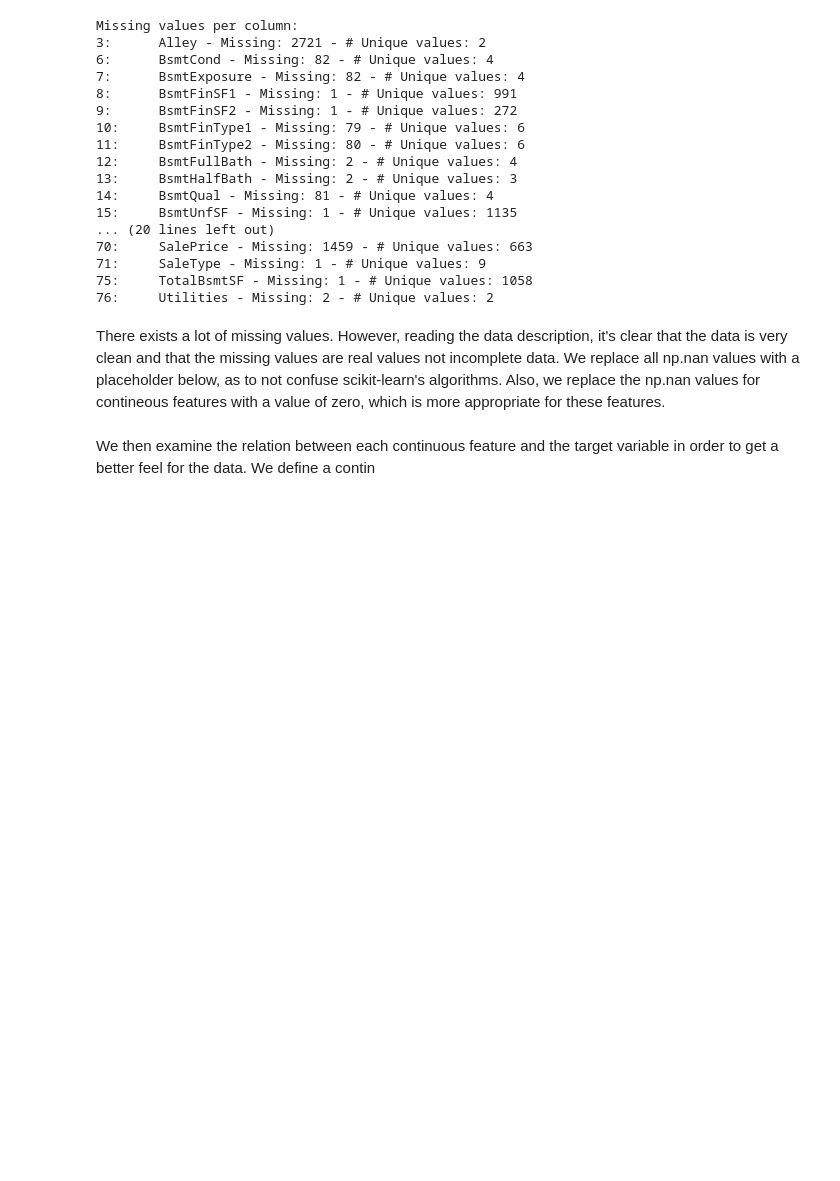
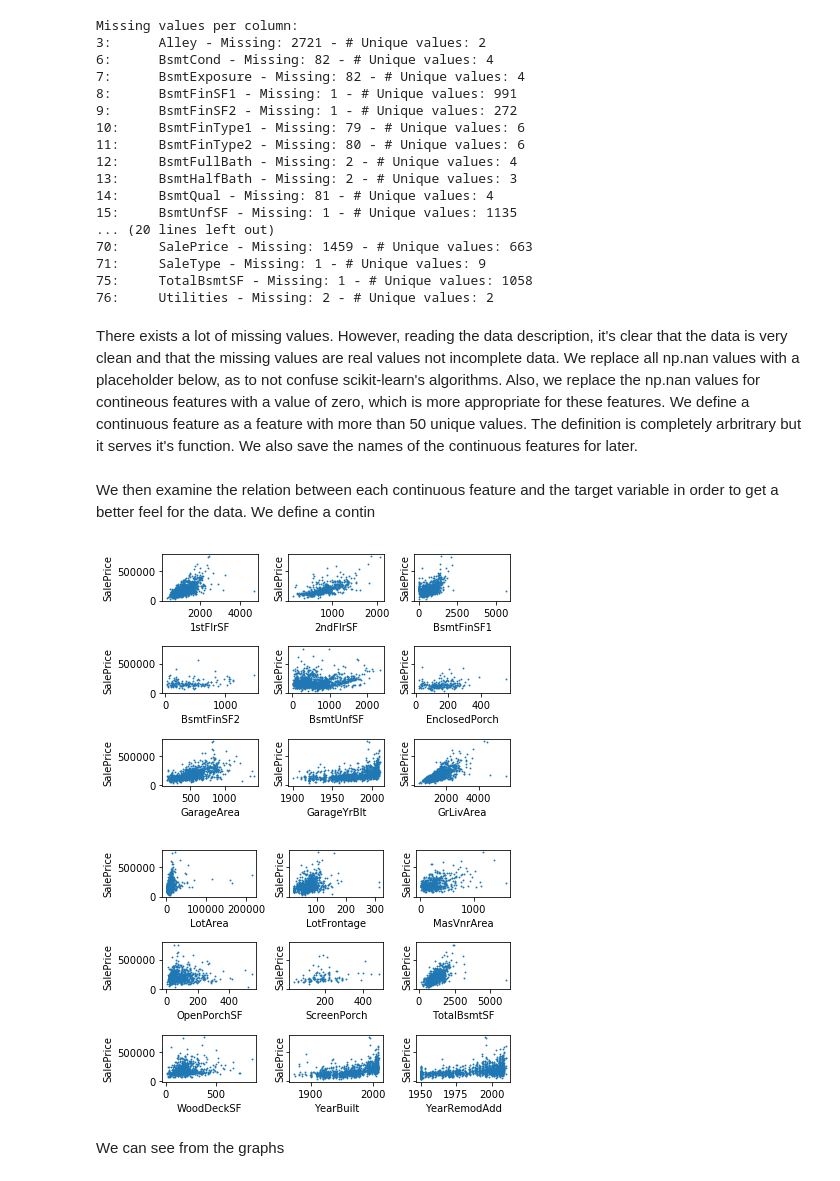
Before and after one commit to MMAesawy/Kaggle-Housing, a Jupyter notebook: analysis.ipynb, the cells around one changed output. Saved outputs shown, nothing was run; the diff lists cells and outputs as text; code cells hidden in the pictures; blank space fills up the shorter version.

Commit message:
Graphed continuous variables relative to the target.

```diff
--- a/analysis.ipynb
+++ b/analysis.ipynb
@@ -5,8 +5,8 @@ from sklearn_pandas import DataFrameMapper
 import numpy as np
 import matplotlib.pyplot as plt
 import re
-df_train = pd.read_csv('/home/mmaesawy/Desktop/Work/Kaggle-Housing/train.csv')
-df_test = pd.read_csv('/home/mmaesawy/Desktop/Work/Kaggle-Housing/test.csv')
+df_train = pd.read_csv('train.csv')
+df_test = pd.read_csv('test.csv')
 df_full = pd.concat([df_train, df_test], axis = 0)
 # %%
 print('Missing values per column:')
@@ -35,39 +35,40 @@ Missing values per column:
 75:     TotalBsmtSF - Missing: 1 - # Unique values: 1058
 76:     Utilities - Missing: 2 - # Unique values: 2
 # %% [markdown]
-There exists a lot of missing values. However, reading the data description, it's clear that the data is very clean and that the missing values are real values not incomplete data. We replace all np.nan values with a placeholder below, as to not confuse scikit-learn's algorithms. Also, we replace the np.nan values for contineous features with a value of zero, which is more appropriate for these features.
+There exists a lot of missing values. However, reading the data description, it's clear that the data is very clean and that the missing values are real values not incomplete data. We replace all np.nan values with a placeholder below, as to not confuse scikit-learn's algorithms. Also, we replace the np.nan values for contineous features with a value of zero, which is more appropriate for these features. We define a continuous feature as a feature with more than 50 unique values. The definition is completely arbritrary but it serves it's function. We also save the names of the continuous features for later.
 # %%
-p = re.compile(r'$((SF[0-9]*)|(Area)|(Frontage))')
+missing_label = 'None'
+cont_feature = []
 for c in range(df_full.shape[1]):
-    if p.search(df_full.columns[c]):
-        df_full.iloc[:, c].fillna(0, inplace = True)
-
-missing_label = 'None'
-df_full[[x for x in df_full.columns if not x == 'SalePrice']].fillna(missing_label,
-                                                                     inplace = True)
+    if len(pd.value_counts(df_full.iloc[:, c])) > 50:
+        if df_full.columns[c] not in ('SalePrice', 'Id'):
+            df_full.iloc[:, c].fillna(0, inplace = True)
+            cont_feature.append(df_full.columns[c])
+    else:
+        df_full.iloc[:, c].fillna(missing_label, inplace = True)
 # %% [markdown]
 We then examine the relation between each continuous feature and the target variable in order to get a better feel for the data. We define a contin
 # %%
-cont_feature = []
-for c in range(df_full.shape[1]):
-    if len(pd.value_counts(df_full.iloc[:, c])) > 100:
-        cont_feature.append(df_full.columns[c])
-
 plt.ion()
 i = 0
 while i < len(cont_feature):
-    fig, axs = plt.subplots(nrows = 4,
-                       ncols= 4,
-                       sharex = 'col',
-                       sharey = 'row')
+    fig, axs = plt.subplots(nrows = 3,
+                            ncols= 3,
+                            sharey = 'row')
     axs = axs.flatten()
     for ax in axs:
-        if i < len(cont_feature): break
-        if cont_feature[i] != 'SalePrice':
-            ax.scatter(x = df_full[cont_feature[i]], y = df_full['SalePrice'])
-        else:
-            ax.hist(df_train[cont_feature[i]]) # Used df_train to avoid errors due to NaNs
+        if i >= len(cont_feature): break
+        not_na_mask = [x != 0 for x in df_full[cont_feature[i]]]
+        ax.scatter(x = df_full[cont_feature[i]].loc[not_na_mask],
+                   y = df_full['SalePrice'].loc[not_na_mask],
+                   s = 3, marker = '.')
         ax.set_xlabel(cont_feature[i])
         ax.set_ylabel('SalePrice')
         i += 1
+    fig.tight_layout()
     fig.show()
+# %% [output]
+[figure, added]
+[figure, added]
+# %% [markdown]
+We can see from the graphs
```
